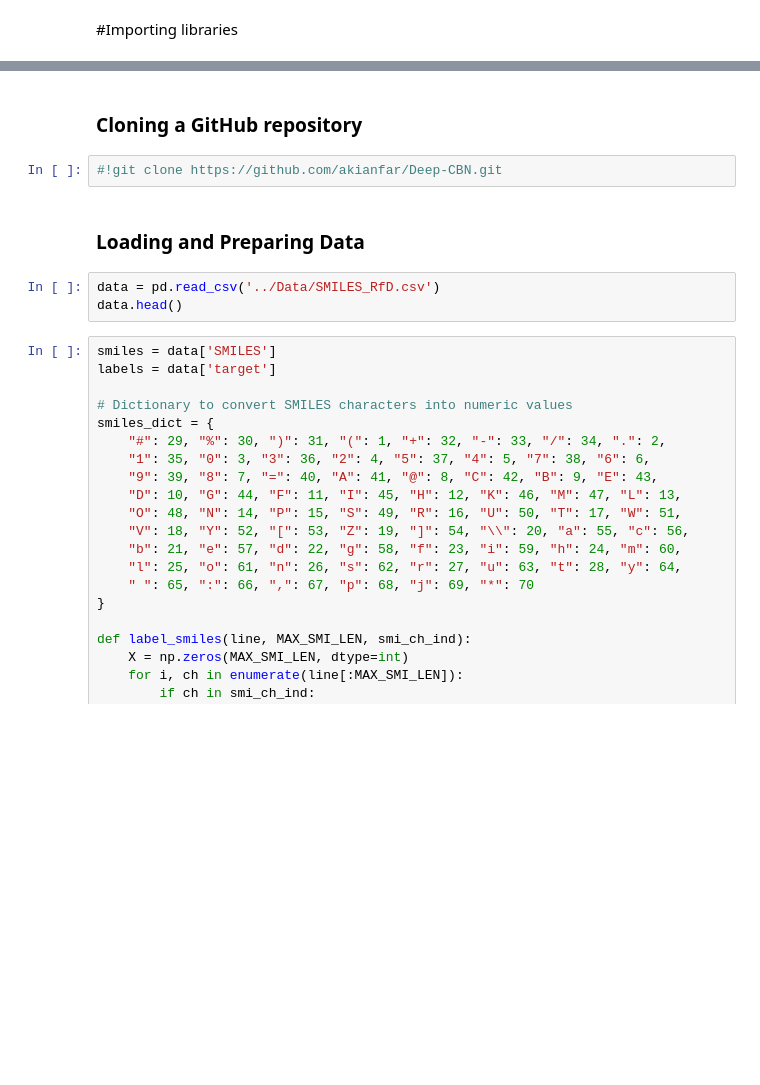
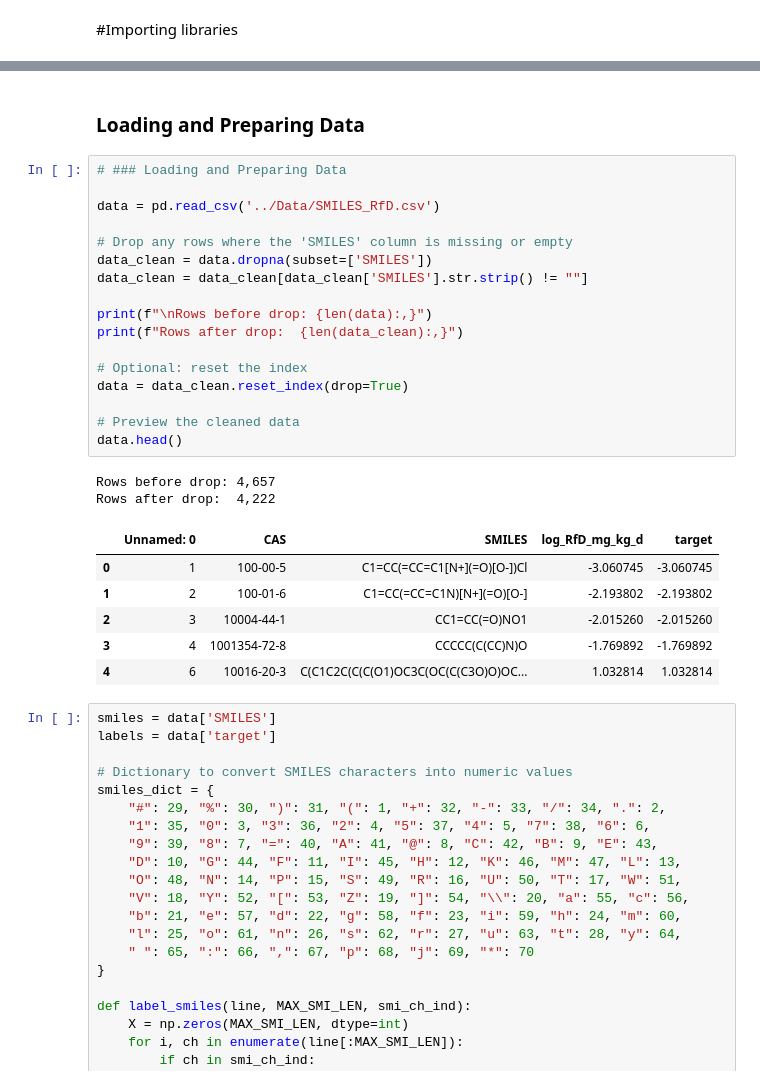
Before and after one commit to akianfar/Deep-CBN, a Jupyter notebook: src/Tox21_NR_PPAR_gamma_Scaffold splitting_regression.ipynb, the cells around one changed output, grey strips where cells are left out. Saved outputs shown, nothing was run; the diff lists cells and outputs as text; blank space fills up the shorter version.

Commit message:
cleaning NAs

```diff
--- a/src/Tox21_NR_PPAR_gamma_Scaffold splitting_regression.ipynb
+++ b/src/Tox21_NR_PPAR_gamma_Scaffold splitting_regression.ipynb
@@ -28,12 +32,31 @@ from keras.layers import Conv1D, GlobalMaxPooling1D, MaxPooling1D
-# %% [markdown]
-### Cloning a GitHub repository
-# %%
-#!git clone https://github.com/akianfar/Deep-CBN.git
 # %% [markdown]
 ### Loading and Preparing Data
-# %%
-data = pd.read_csv('../Data/SMILES_RfD.csv')
-data.head()
+# %%
+# ### Loading and Preparing Data
+
+data = pd.read_csv('../Data/SMILES_RfD.csv')
+
+# Drop any rows where the 'SMILES' column is missing or empty
+data_clean = data.dropna(subset=['SMILES'])
+data_clean = data_clean[data_clean['SMILES'].str.strip() != ""]
+
+print(f"\nRows before drop: {len(data):,}")
+print(f"Rows after drop:  {len(data_clean):,}")
+
+# Optional: reset the index
+data = data_clean.reset_index(drop=True)
+
+# Preview the cleaned data
+data.head()
+# %% [output]
+Rows before drop: 4,657
+Rows after drop:  4,222
+|  | Unnamed: 0 | CAS | SMILES | log_RfD_mg_kg_d | target |
+| 0 | 1 | 100-00-5 | C1=CC(=CC=C1[N+](=O)[O-])Cl | -3.060745 | -3.060745 |
+| 1 | 2 | 100-01-6 | C1=CC(=CC=C1N)[N+](=O)[O-] | -2.193802 | -2.193802 |
+| 2 | 3 | 10004-44-1 | CC1=CC(=O)NO1 | -2.015260 | -2.015260 |
+| 3 | 4 | 1001354-72-8 | CCCCC(C(CC)N)O | -1.769892 | -1.769892 |
+| 4 | 6 | 10016-20-3 | C(C1C2C(C(C(O1)OC3C(OC(C(C3O)O)OC... | 1.032814 | 1.032814 |
 # %%
 smiles = data['SMILES']
 labels = data['target']
```
Also changed, not shown: parts of 5 cells of this notebook.
